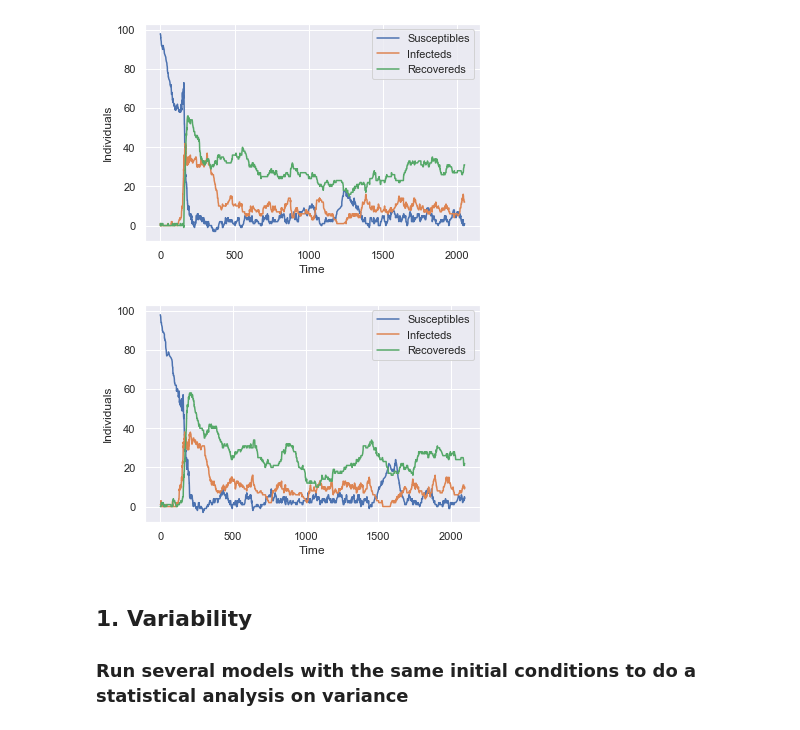
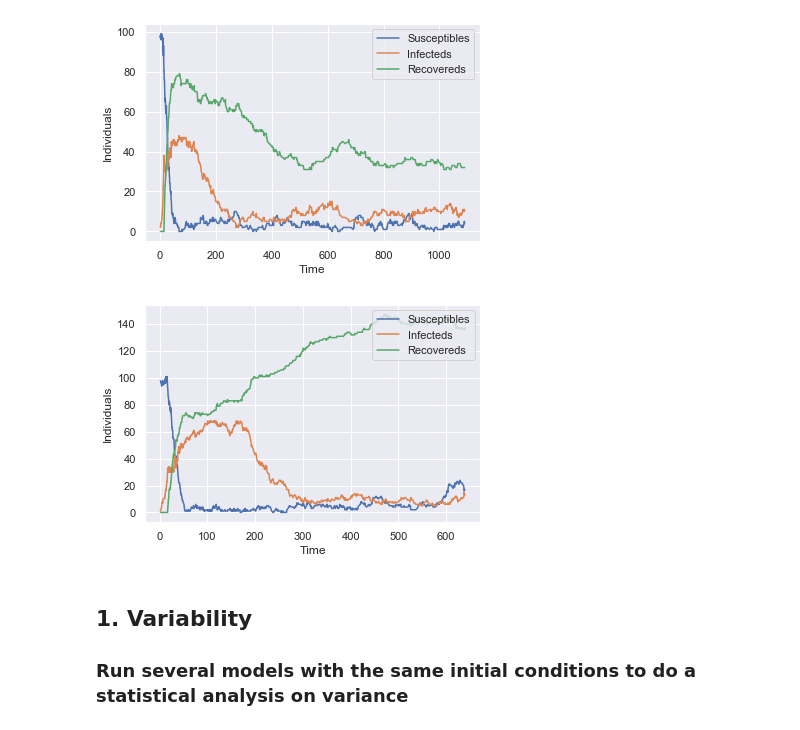
Before and after one commit to rebeccadavidsson/ICSassignment2, a Jupyter notebook: Gillespie.ipynb, the cells around one changed output. Cells and saved outputs as stored; diff of their text form; code cells hidden in the pictures.

```diff
--- a/Gillespie.ipynb
+++ b/Gillespie.ipynb
@@ -5,18 +24,17 @@ import seaborn as sns; sns.set()
 import random
 import pandas as pd
 
-
 class Gillespie:
 
-    def __init__(self):
-        self.beta = 1/3
-        self.gamma = 0.01
-        self.mu = 0.003
+    def __init__(self, X, Y, beta, gamma, mu):
+        self.beta = beta
+        self.gamma = gamma
+        self.mu = mu
         self.delta = 0.01
         self.epsilon = 0.001
         self.N = 100
-        self.X = 99
-        self.Y = 1
+        self.X = X
+        self.Y = Y
         self.Z = 0
         self.T = 0
 
@@ -34,7 +52,7 @@ class Gillespie:
         rate_E7 = self.delta
         rate_E8 = self.epsilon * self.X
 
-        events = [rate_E1, rate_E2, rate_E3, rate_E4, rate_E5, rate_E6]
+        events = [rate_E1, rate_E2, rate_E3, rate_E4, rate_E5, rate_E6, rate_E7, rate_E8]
 
         return events
 
@@ -96,48 +114,49 @@ class Gillespie:
 
         # Import via immigration
         elif index == 6:
-            Y += 1
+            self.Y += 1
 
         # Import via external infection
         else:
-            Y += 1
-            X -= 1
+            self.Y += 1
+            self.X -= 1
 
         return self.X, self.Y, self.Z, self.T
 
     def find_nearest(self, array, value):
         """
         Find nearest value in array.
         """
 
         array = np.asarray(array)
         idx = (np.abs(array - value)).argmin()
         return array[idx]
 
 
 if __name__ == '__main__':
 
     for i in range(2):
-        gillespie = Gillespie()
+        gillespie = Gillespie(99, 1, 1/3, 0.01, 0.003)
 
         plots = []
         time = []
 
-        for j in range(1500):
+
+        for j in range(1000):
             X, Y, Z, T = gillespie.gillespie()
             plots.append([X, Y, Z])
             time.append(T)
 
 
         # plt.plot(time, Xs)
         plt.plot(time, plots)
         plt.legend(['Susceptibles', 'Infecteds', 'Recovereds'], loc="upper right")
         plt.xlabel("Time")
         plt.ylabel("Individuals")
         plt.show()
 # %% [output]
-[figure, old version]
+[figure, new version]
-[figure, old version]
+[figure, new version]
 # %% [markdown]
 ## 1. Variability
 ### Run several models with the same initial conditions to do a statistical analysis on variance
```
Also changed, not shown: parts of 7 cells of this notebook, 1 other file.
